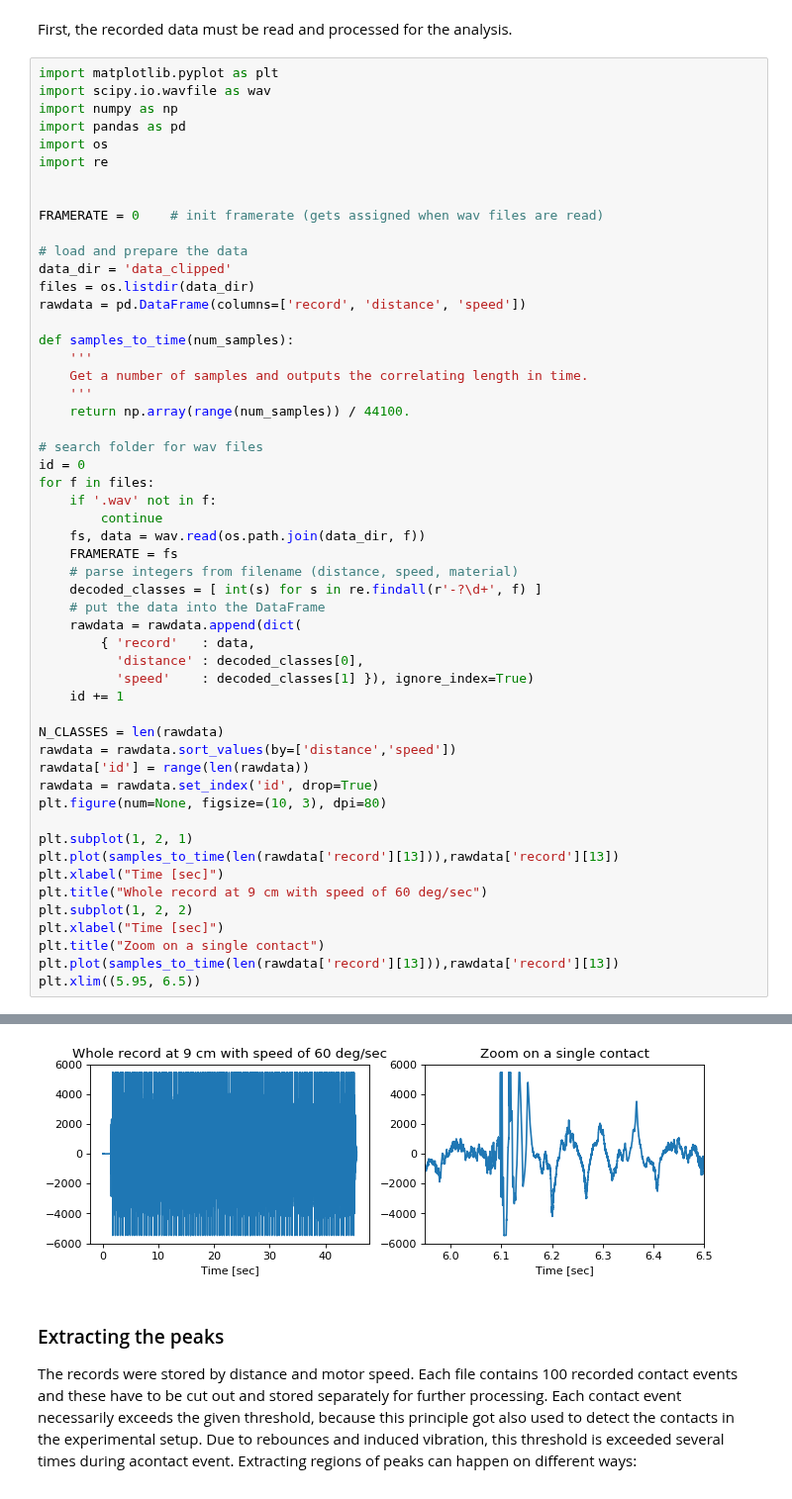
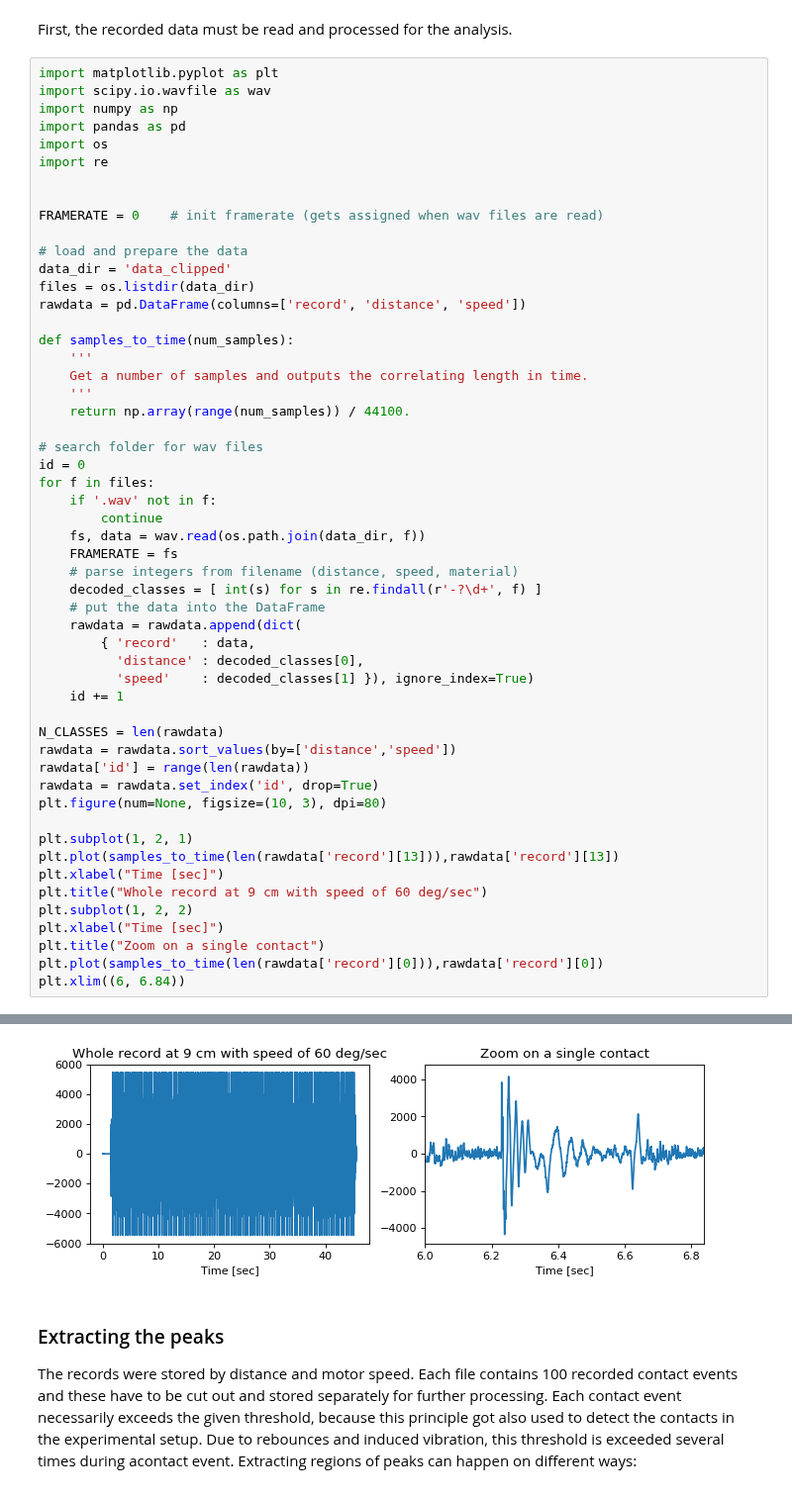
Before and after one commit to LucaHermes/PiezoAntenna, a Jupyter notebook: Piezo Antenna.ipynb, the cells around one changed output, grey strips where cells are left out. Shown at 99% size. Saved outputs shown, nothing was run; the diff lists cells and outputs as text.

```diff
--- a/Piezo Antenna.ipynb
+++ b/Piezo Antenna.ipynb
@@ -78,6 +81,6 @@ plt.title("Whole record at 9 cm with speed of 60 deg/sec")
 plt.subplot(1, 2, 2)
 plt.xlabel("Time [sec]")
 plt.title("Zoom on a single contact")
-plt.plot(samples_to_time(len(rawdata['record'][13])),rawdata['record'][13])
-plt.xlim((5.95, 6.5))
+plt.plot(samples_to_time(len(rawdata['record'][0])),rawdata['record'][0])
+plt.xlim((6, 6.84))
 # %% [output]
@@ -85,4 +88,4 @@ plt.xlim((5.95, 6.5))
-[figure, old version]
+[figure, new version]
 # %% [markdown]
 ### Extracting the peaks
 
```
Also changed, not shown: parts of 2 cells of this notebook.
